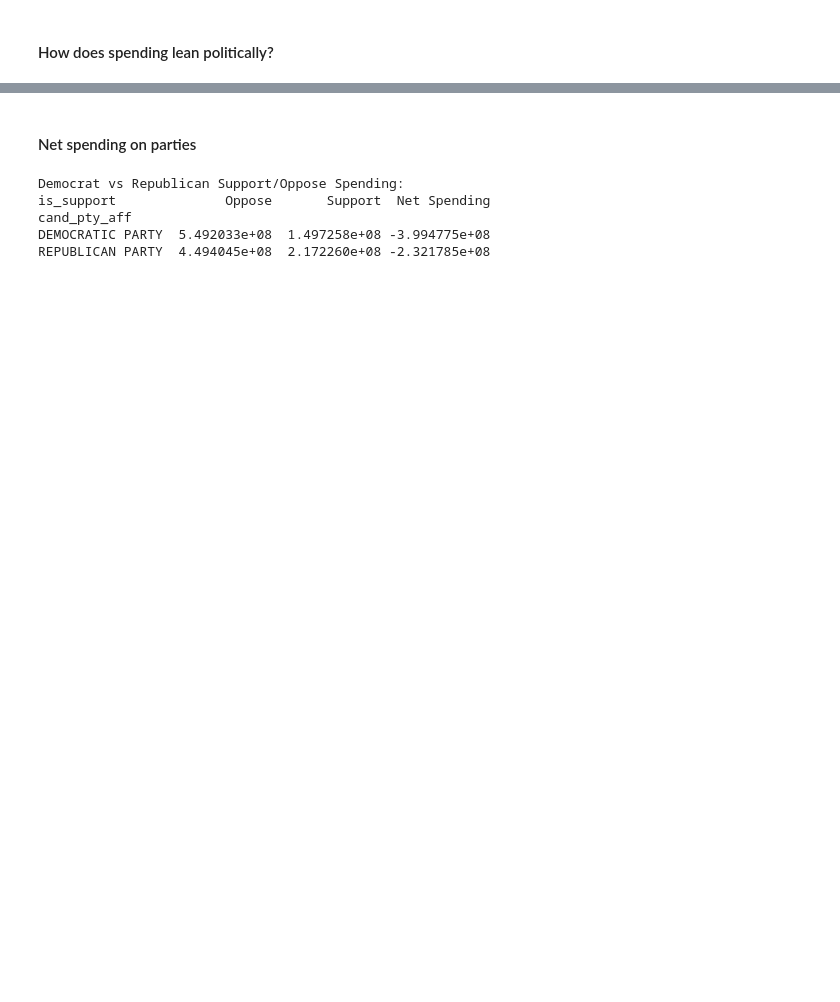
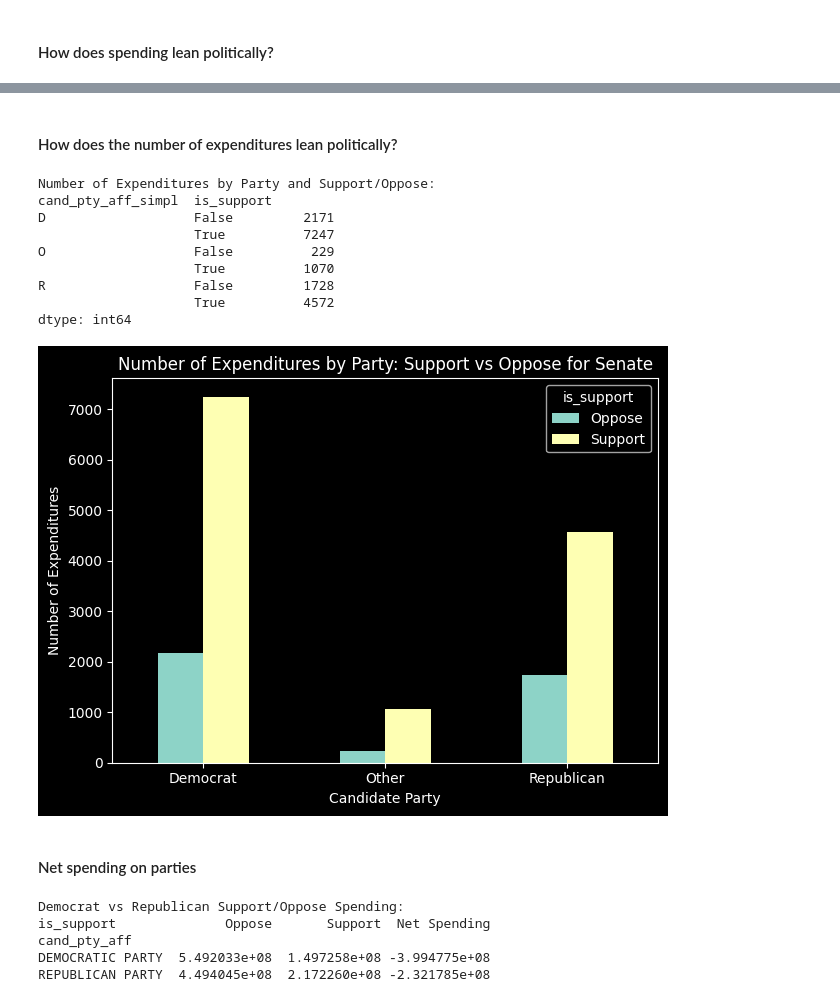
Before and after one commit to magicdracon/Data-Science-Final-Project, a Jupyter notebook: main.ipynb, the cells around one changed output, grey strips where cells are left out. Drawn from its saved outputs; the diff is of its cells as text; code cells hidden in the pictures; blank space fills up the shorter version.

```diff
--- a/main.ipynb
+++ b/main.ipynb
@@ -640,0 +649,34 @@ Name: exp_amo, dtype: float64
+# %% [markdown]
+#### How does the number of expenditures lean politically?
+# %%
+party_spending = expendituresDataFrame.groupby(["cand_pty_aff_simpl", "is_support"]).size()
+
+print("Number of Expenditures by Party and Support/Oppose:")
+print(party_spending)
+print()
+
+# Convert to table format and rename columns
+plot_df = party_spending.unstack().rename(columns={False: "Oppose", True: "Support"})
+
+# Rename index labels
+plot_df = plot_df.rename(index={"D": "Democrat", "R": "Republican", "O": "Other"})
+
+# spending by party graph
+plot_df.plot(kind="bar")
+plt.title("Number of Expenditures by Party: Support vs Oppose for Senate")
+plt.xlabel("Candidate Party")
+plt.ylabel("Number of Expenditures")
+plt.xticks(rotation=0)
+plt.tight_layout()
+plt.show()
+# %% [output]
+Number of Expenditures by Party and Support/Oppose:
+cand_pty_aff_simpl  is_support
+D                   False         2171
+                    True          7247
+O                   False          229
+                    True          1070
+R                   False         1728
+                    True          4572
+dtype: int64
+[figure, added]
```
Also changed, not shown: parts of 35 cells of this notebook, 1 other file.
